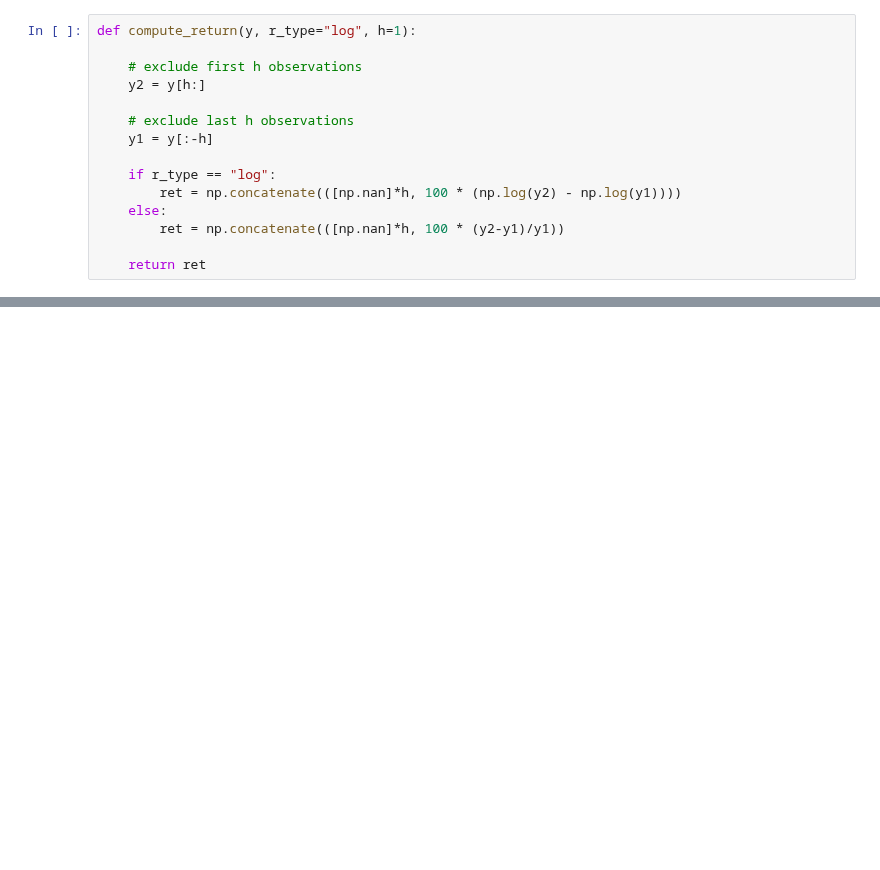
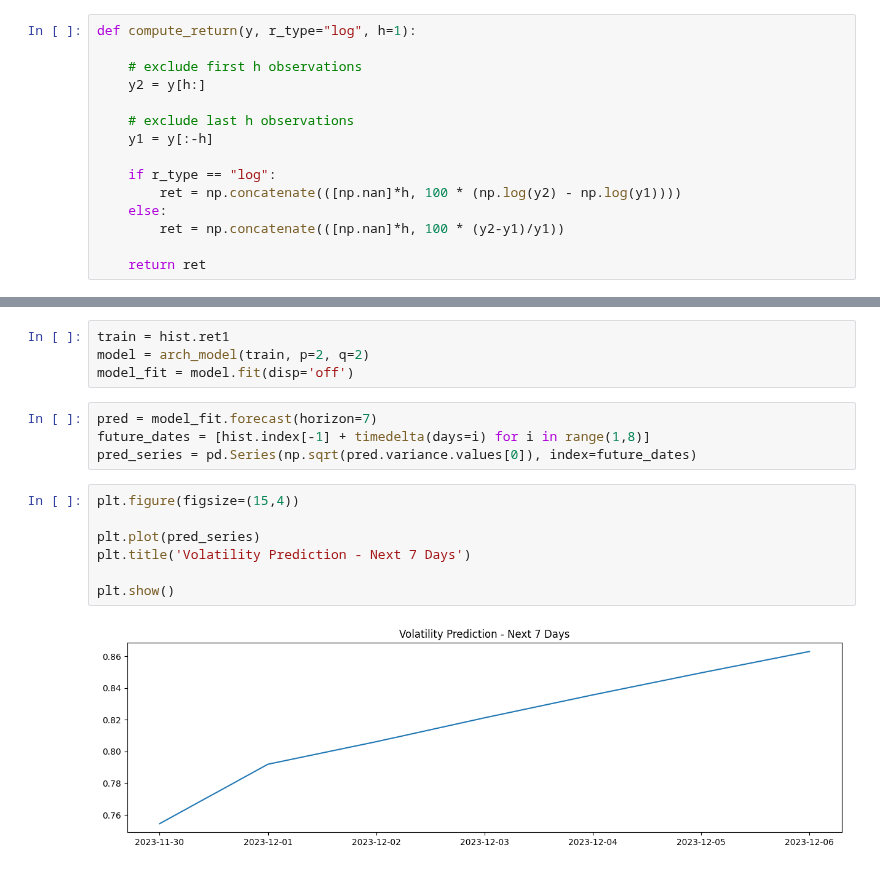
Before and after one commit to hikotei/2023_11-PTSFC, a Jupyter notebook: DAX/GARCH Stock Modeling.ipynb, the cells around one changed output, grey strips where cells are left out. Drawn from its saved outputs; the diff is of its cells as text; blank space fills up the shorter version.

```diff
--- a/DAX/GARCH Stock Modeling.ipynb
+++ b/DAX/GARCH Stock Modeling.ipynb
@@ -245,0 +133,17 @@ plt.title('Volatility Prediction - Next 7 Days', fontsize=20)
+# %%
+train = hist.ret1
+model = arch_model(train, p=2, q=2)
+model_fit = model.fit(disp='off')
+# %%
+pred = model_fit.forecast(horizon=7)
+future_dates = [hist.index[-1] + timedelta(days=i) for i in range(1,8)]
+pred_series = pd.Series(np.sqrt(pred.variance.values[0]), index=future_dates)
+# %%
+plt.figure(figsize=(15,4))
+
+plt.plot(pred_series)
+plt.title('Volatility Prediction - Next 7 Days')
+
+plt.show()
+# %% [output]
+[figure, added]
```
Also changed, not shown: parts of 45 cells of this notebook, 7 other files.
